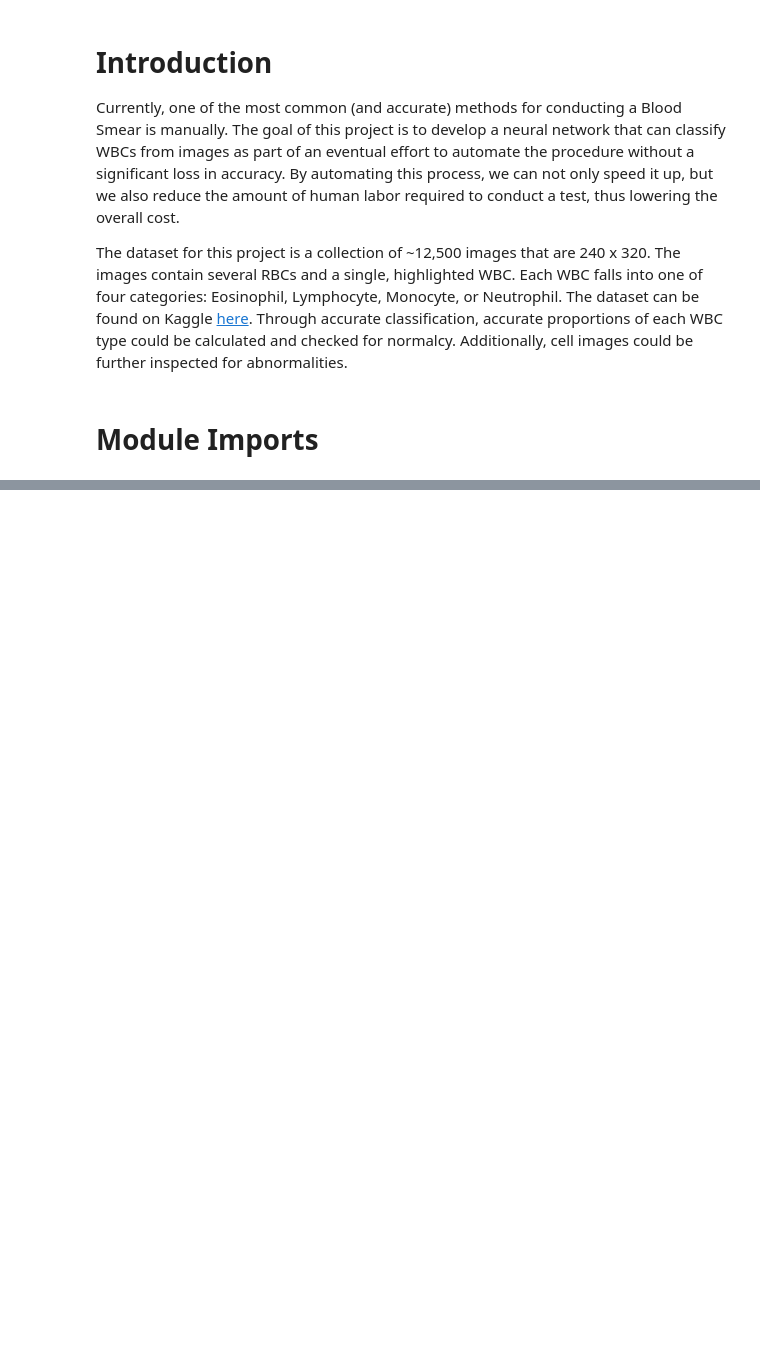
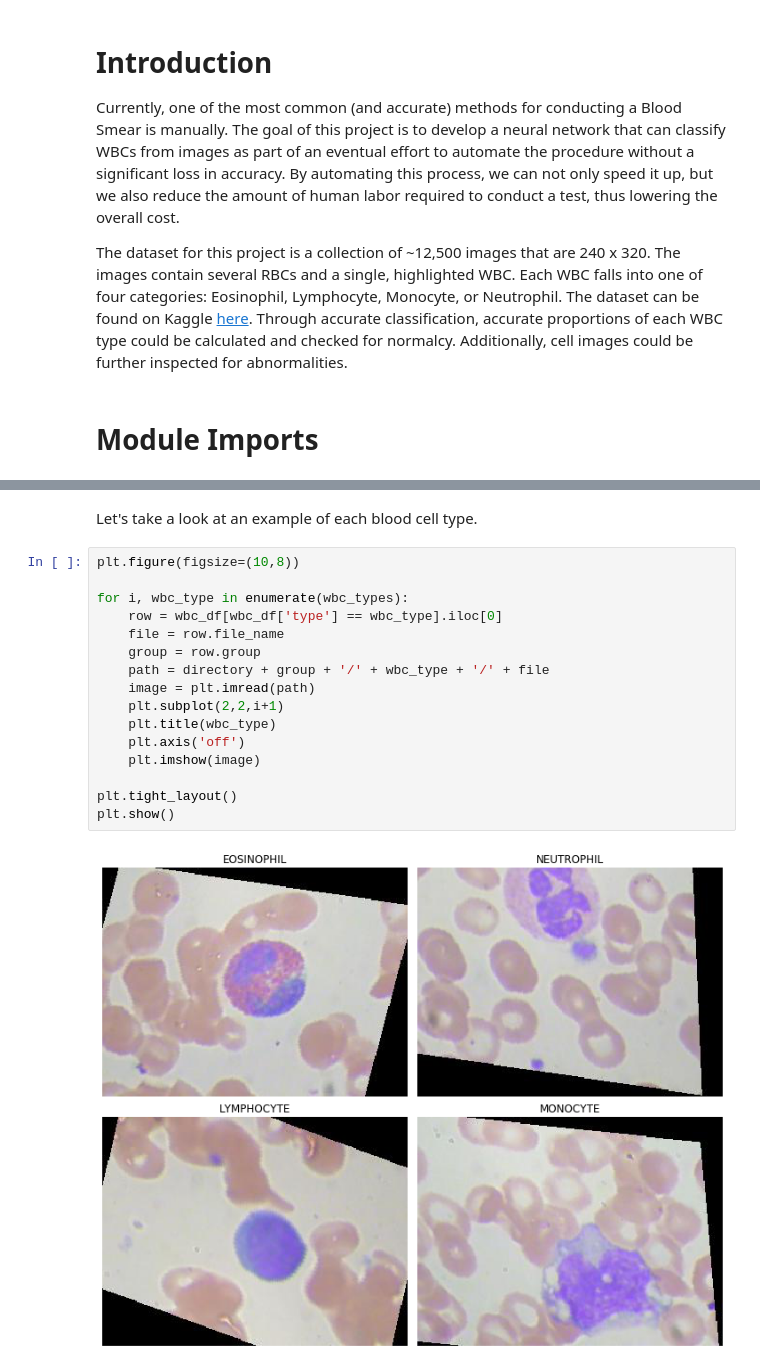
Before and after one commit to ADEnnaco/wbc-classification, a Jupyter notebook: CNN-notebook.ipynb, the cells around one changed output, grey strips where cells are left out. Saved outputs shown, nothing was run; the diff lists cells and outputs as text; blank space fills up the shorter version.

```diff
--- a/CNN-notebook.ipynb
+++ b/CNN-notebook.ipynb
@@ -100,4 +96,24 @@ Fetching Eosinophil Image Files
 Fetching Neutrophil Image Files
 Fetching Lymphocyte Image Files
 Fetching Monocyte Image Files
+# %% [markdown]
+Let's take a look at an example of each blood cell type.
+# %%
+plt.figure(figsize=(10,8))
+
+for i, wbc_type in enumerate(wbc_types):
+    row = wbc_df[wbc_df['type'] == wbc_type].iloc[0]
+    file = row.file_name
+    group = row.group
+    path = directory + group + '/' + wbc_type + '/' + file
+    image = plt.imread(path)
+    plt.subplot(2,2,i+1)
+    plt.title(wbc_type)
+    plt.axis('off')
+    plt.imshow(image)
+
+plt.tight_layout()
+plt.show()
+# %% [output]
+[figure, added]
 # %%
```
Also changed, not shown: parts of 27 cells of this notebook, 2 other files.
